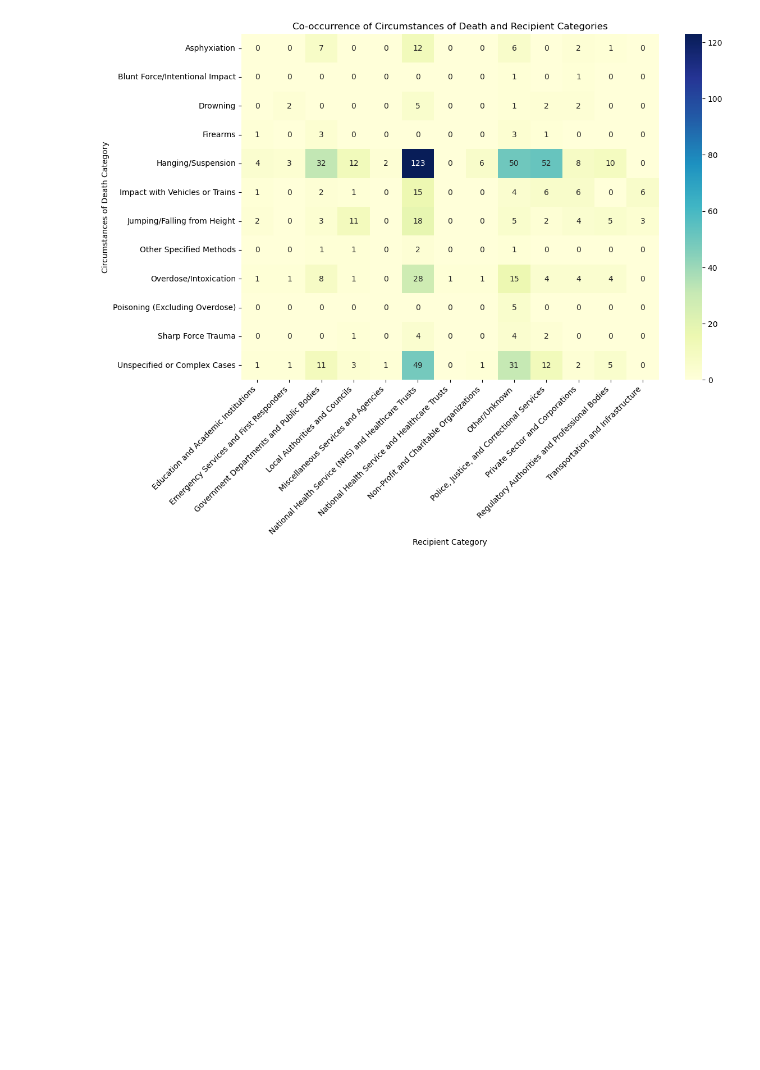
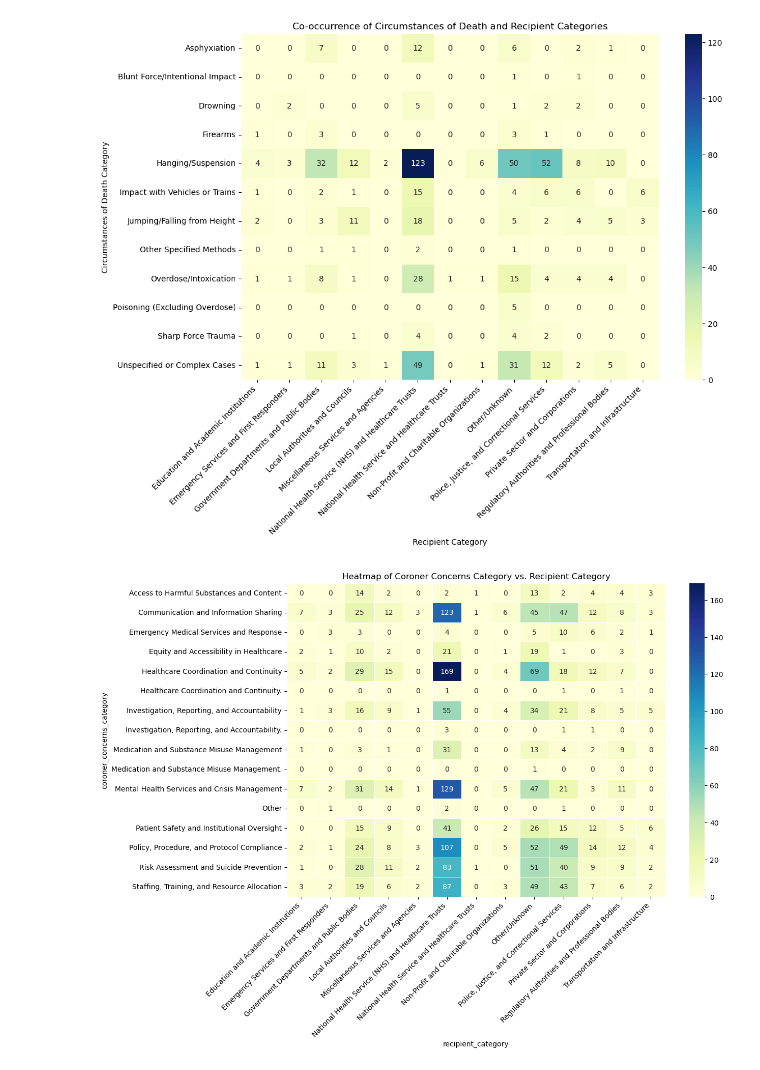
Before and after one commit to edflahavan/text-analysis, a Jupyter notebook: main-text-analysis.ipynb, the cells around one changed output. Saved outputs shown, nothing was run; the diff lists cells and outputs as text; code cells hidden in the pictures; blank space fills up the shorter version.

```diff
--- a/main-text-analysis.ipynb
+++ b/main-text-analysis.ipynb
@@ -663,3 +702,38 @@ plt.yticks(rotation=0)
 plt.show()
 # %% [output]
 [figure]
+# %%
+# Create heatmap for co-occurrence of coroners concerns and recipient categories
+# Keep only the columns 'coroner_concerns_category' and 'recipient_category'
+reduced_data = df[['coroner_concerns_category', 'recipient_category']]
+
+# Split 'coroner_concerns_category' and 'recipient_category' by ';' and explode them
+exploded_data = reduced_data.assign(
+    coroner_concerns_category=reduced_data.coroner_concerns_category.str.split(';'),
+    recipient_category=reduced_data.recipient_category.str.split(';')
+).explode('coroner_concerns_category').explode('recipient_category')
+
+# Strip leading/trailing whitespaces
+exploded_data['coroner_concerns_category'] = exploded_data['coroner_concerns_category'].str.strip()
+exploded_data['recipient_category'] = exploded_data['recipient_category'].str.strip()
+
+# Count the occurrences of each coroner_concerns_category within each recipient_category
+category_counts = exploded_data.groupby(['recipient_category', 'coroner_concerns_category']).size().reset_index(name='counts')
+
+# Pivot the data for the heatmap
+heatmap_data = category_counts.pivot('coroner_concerns_category', 'recipient_category',  'counts')
+heatmap_data = heatmap_data.fillna(0)  # Replace NaN with 0 for better visualization
+
+# Create the heatmap
+plt.figure(figsize=(12, 8))
+sns.heatmap(heatmap_data, annot=True, fmt=".0f", cmap="YlGnBu", linewidths=.5)
+
+# Enhance the heatmap
+plt.title('Heatmap of Coroner Concerns Category vs. Recipient Category')
+plt.xticks(rotation=45, ha='right')
+plt.yticks(rotation=0)
+
+# Show the heatmap
+plt.show()
+# %% [output]
+[figure, added]
```
Also changed, not shown: parts of 8 cells of this notebook, 1 other file.
